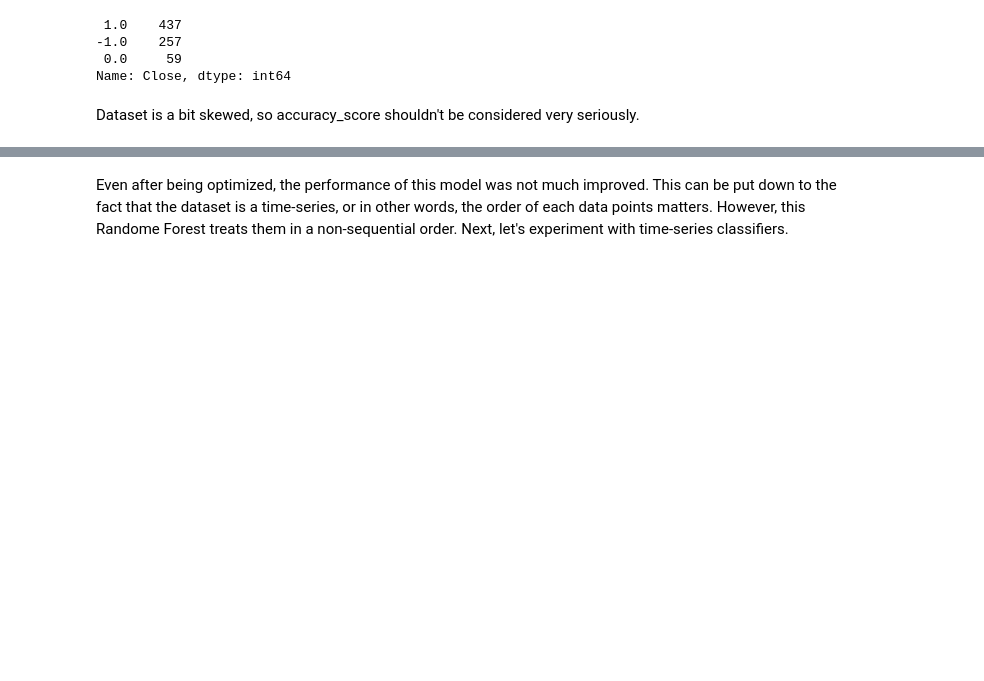
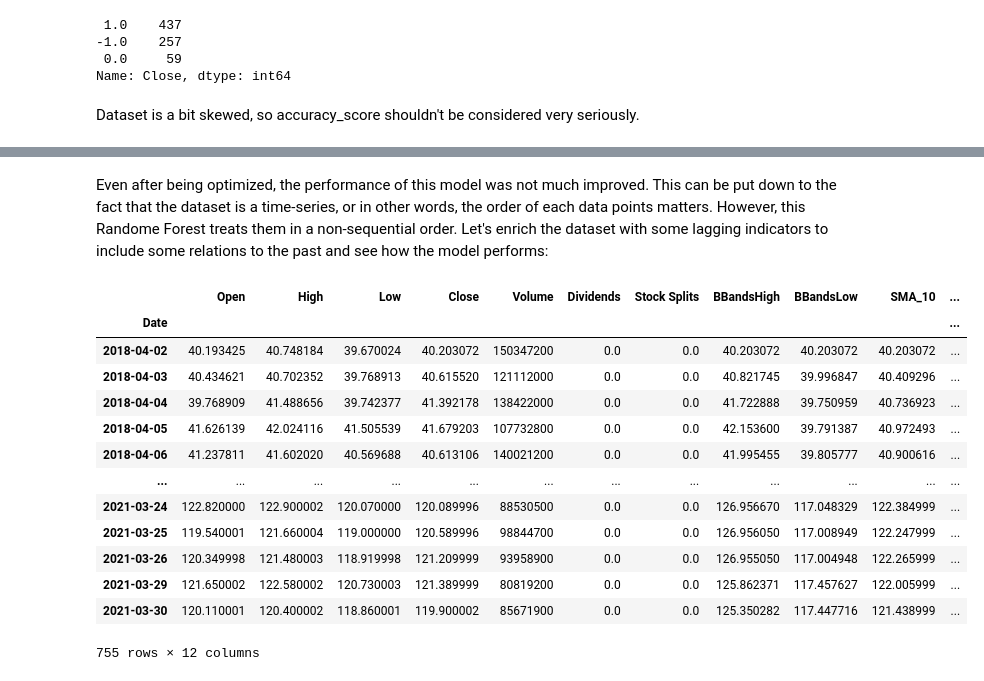
Before and after one commit to NamDoTri/algo-trading, a Jupyter notebook: src/ML_models.ipynb, the cells around one changed output, grey strips where cells are left out. Cells and saved outputs as stored; diff of their text form; code cells hidden in the pictures; blank space fills up the shorter version.

Commit message:
Trained model with enriched data

```diff
--- a/src/ML_models.ipynb
+++ b/src/ML_models.ipynb
@@ -319,2 +318,34 @@ Final balance:  4740.339996337891
 # %% [markdown]
-Even after being optimized, the performance of this model was not much improved. This can be put down to the fact that the dataset is a time-series, or in other words, the order of each data points matters. However, this Randome Forest treats them in a non-sequential order. Next, let's experiment with time-series classifiers.
+Even after being optimized, the performance of this model was not much improved. This can be put down to the fact that the dataset is a time-series, or in other words, the order of each data points matters. However, this Randome Forest treats them in a non-sequential order. Let's enrich the dataset with some lagging indicators to include some relations to the past and see how the model performs:
+# %%
+from ta.volatility import BollingerBands
+from ta.trend import SMAIndicator
+
+def add_lagging_indicators(df):
+    bands = BollingerBands(df.Close, fillna=True)
+    sma10 = SMAIndicator(df.Close, 10, fillna=True)
+    sma15 = SMAIndicator(df.Close, 15, fillna=True)
+    sma20 = SMAIndicator(df.Close, 20, fillna=True)
+    df['BBandsHigh'] = bands.bollinger_hband()
+    df['BBandsLow'] = bands.bollinger_lband()
+    df['SMA_10'] = sma10.sma_indicator()
+    df['SMA_15'] = sma15.sma_indicator()
+    df['SMA_25'] = sma20.sma_indicator()
+
+add_lagging_indicators(orig_data)
+orig_data
+# %% [output]
+|  | Open | High | Low | Close | Volume | Dividends | Stock Splits | BBandsHigh | BBandsLow | SMA_10 | ... |
+| Date |  |  |  |  |  |  |  |  |  |  | ... |
+| 2018-04-02 | 40.193425 | 40.748184 | 39.670024 | 40.203072 | 150347200 | 0.0 | 0.0 | 40.203072 | 40.203072 | 40.203072 | ... |
+| 2018-04-03 | 40.434621 | 40.702352 | 39.768913 | 40.615520 | 121112000 | 0.0 | 0.0 | 40.821745 | 39.996847 | 40.409296 | ... |
+| 2018-04-04 | 39.768909 | 41.488656 | 39.742377 | 41.392178 | 138422000 | 0.0 | 0.0 | 41.722888 | 39.750959 | 40.736923 | ... |
+| 2018-04-05 | 41.626139 | 42.024116 | 41.505539 | 41.679203 | 107732800 | 0.0 | 0.0 | 42.153600 | 39.791387 | 40.972493 | ... |
+| 2018-04-06 | 41.237811 | 41.602020 | 40.569688 | 40.613106 | 140021200 | 0.0 | 0.0 | 41.995455 | 39.805777 | 40.900616 | ... |
+| ... | ... | ... | ... | ... | ... | ... | ... | ... | ... | ... | ... |
+| 2021-03-24 | 122.820000 | 122.900002 | 120.070000 | 120.089996 | 88530500 | 0.0 | 0.0 | 126.956670 | 117.048329 | 122.384999 | ... |
+| 2021-03-25 | 119.540001 | 121.660004 | 119.000000 | 120.589996 | 98844700 | 0.0 | 0.0 | 126.956050 | 117.008949 | 122.247999 | ... |
+| 2021-03-26 | 120.349998 | 121.480003 | 118.919998 | 121.209999 | 93958900 | 0.0 | 0.0 | 126.955050 | 117.004948 | 122.265999 | ... |
+| 2021-03-29 | 121.650002 | 122.580002 | 120.730003 | 121.389999 | 80819200 | 0.0 | 0.0 | 125.862371 | 117.457627 | 122.005999 | ... |
+| 2021-03-30 | 120.110001 | 120.400002 | 118.860001 | 119.900002 | 85671900 | 0.0 | 0.0 | 125.350282 | 117.447716 | 121.438999 | ... |
+755 rows × 12 columns
```
Also changed, not shown: parts of 13 cells of this notebook.
